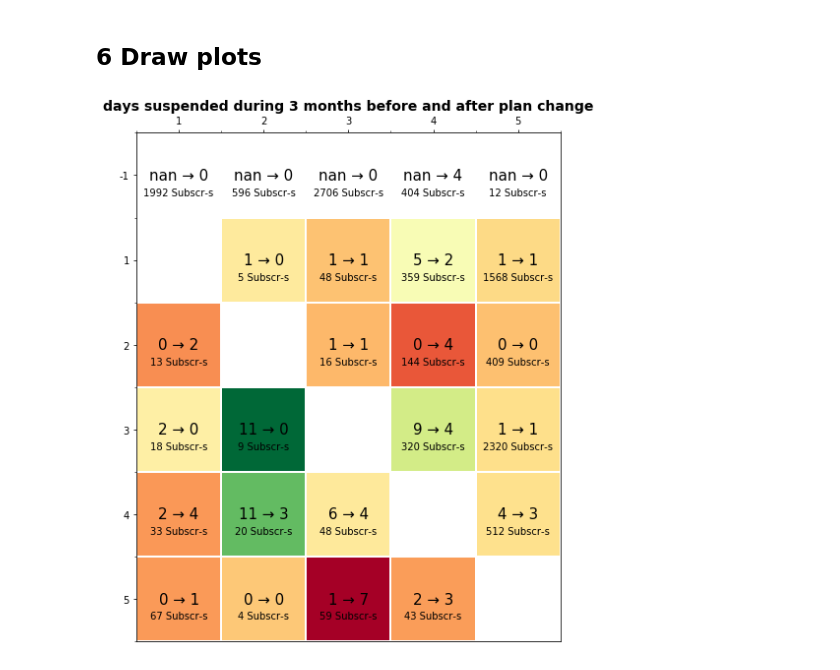
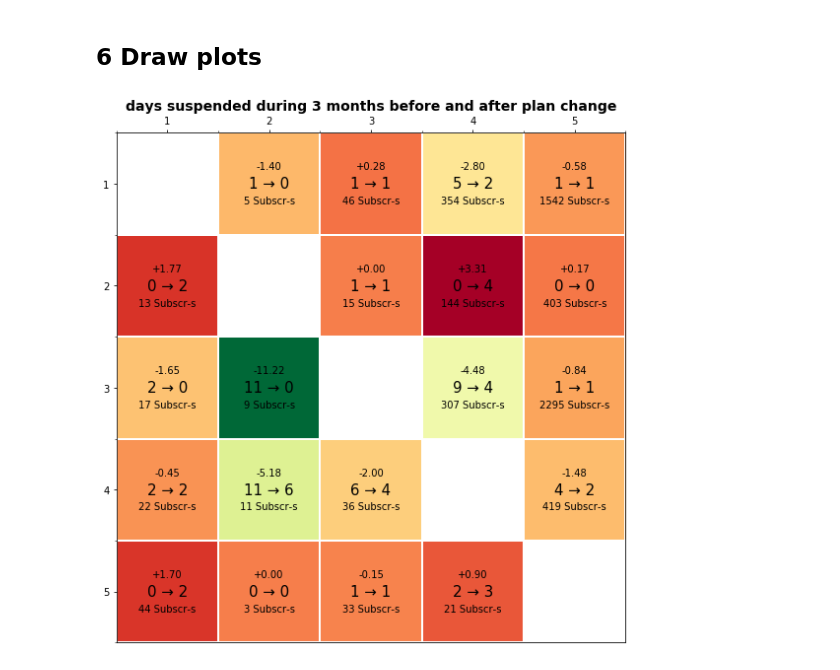
Before and after one commit to anatol-grabowski/test_task_plans_data, a Jupyter notebook: task3.ipynb, the cells around one changed output. Drawn from its saved outputs; the diff is of its cells as text; code cells hidden in the pictures.

```diff
--- a/task3.ipynb
+++ b/task3.ipynb
@@ -700,6 +701,8 @@ ps_ss['s_days_change'] = ps_ss['s_days_beg'] / ps_ss['prev_s_days_end']
 
 ps_ss.loc[ps_ss['s_num_change'] == inf, 's_num_change'] = np.nan
 ps_ss.loc[ps_ss['s_days_change'] == inf, 's_days_change'] = np.nan
+ps_ss['s_days_diff'] = ps_ss['s_days_beg'] - ps_ss['prev_s_days_end']
+ps_ss = ps_ss[~np.isnan(ps_ss['prev_s_days_end'])]
 
 
 with pd.option_context('display.max_rows', 10):
@@ -728,8 +731,9 @@ with pd.option_context('display.max_rows', 10):
 # %% [markdown]
 ## 5 Summarize data for each plan pair
 # %%
-susps_days = ps_ss.pivot_table(index='prev_plan', columns='TARIFF_PLAN_ID', values=['prev_s_days_end', 's_days_beg'])
-susps_days_diff = susps_days['s_days_beg'] - susps_days['prev_s_days_end']
+susps_days = ps_ss.pivot_table(index='prev_plan', columns='TARIFF_PLAN_ID', values=['prev_s_days_end', 's_days_beg', 's_days_diff'])
+# susps_days_diff = susps_days['s_days_beg'] - susps_days['prev_s_days_end']
+susps_days_diff = susps_days['s_days_diff']
 susps_days_num_data = ps_ss.pivot_table(index='prev_plan', columns='TARIFF_PLAN_ID', values=['prev_s_days_end', 's_days_beg'], aggfunc=lambda s: s.count())
 susps_num = ps_ss.pivot_table(index='prev_plan', columns='TARIFF_PLAN_ID', values=['prev_s_num_end', 's_num_beg'])
 susps_num_diff = susps_num['s_num_beg'] - susps_num['prev_s_num_end']
@@ -799,31 +798,34 @@ datapoints number:
 # %%
 fig, ax = plt.subplots(figsize=(10,8))
 im = ax.imshow(susps_days_diff.values, cmap='RdYlGn_r')
 
 ax.set_xticks(np.arange(len(susps_days_diff.columns)))
 ax.set_yticks(np.arange(len(susps_days_diff.index)))
 ax.set_xticklabels(susps_days_diff.columns)
 ax.set_yticklabels(susps_days_diff.index)
 ax.set_xticks(np.arange(susps_days_diff.values.shape[1]+1)-.5, minor=True)
 ax.set_yticks(np.arange(susps_days_diff.values.shape[0]+1)-.5, minor=True)
 ax.grid(which="minor", color="w", linestyle='-', linewidth=2)
 ax.xaxis.set_ticks_position('top')
 ax.set_title('days suspended during 3 months before and after plan change',
              fontsize=14, fontweight="bold")
 
 # plt.setp(ax.get_xticklabels(), rotation=45, ha="right", rotation_mode="anchor")
 
 for i in range(len(susps_days_diff.index)):
     for j in range(len(susps_days_diff.columns)):
         text = ax.text(j, i,
+                       '%+.2f\n\n\n' % susps_days['s_days_diff'].values[i, j] if not np.isnan(susps_days.values[i, j]) else '',
+                       ha="center", va="center", color="k", fontsize=10)
+        text = ax.text(j, i,
 #                        '%.2f\n%.f Subscribers' % (charge_changes.values[i, j], charge_changes_num_data.values[1:][i, j]) if not np.isnan(charge_changes.values[i, j]) else '',
                        '\n\n\n%.f Subscr-s' % max(susps_days_num_data['prev_s_days_end'].values[i, j], susps_days_num_data['s_days_beg'].values[i, j]) if not np.isnan(susps_days_num_data.values[i, j]) else '',
                        ha="center", va="center", color="k", fontsize=10)
         text = ax.text(j, i,
                        '%.f → %.f' % (susps_days['prev_s_days_end'].values[i, j], susps_days['s_days_beg'].values[i, j]) if not np.isnan(susps_days_num_data.values[i, j]) else '',
                        ha="center", va="center", color="k", fontsize=15)
 
 fig.tight_layout()
 plt.show()
 # %% [output]
-[figure, old version]
+[figure, new version]
```
Also changed, not shown: parts of 8 cells of this notebook.
